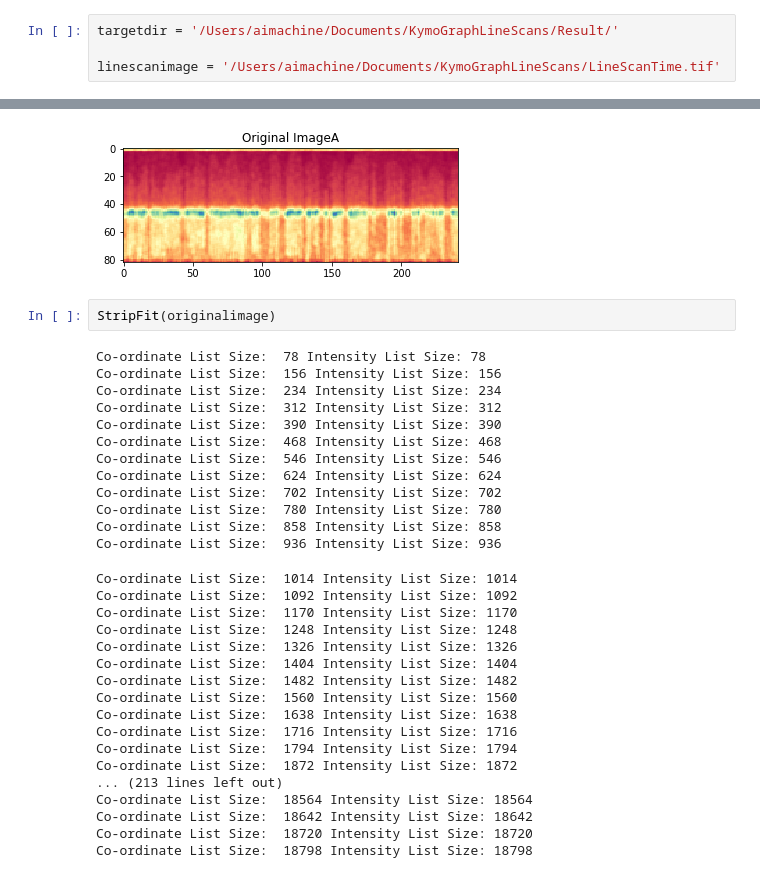
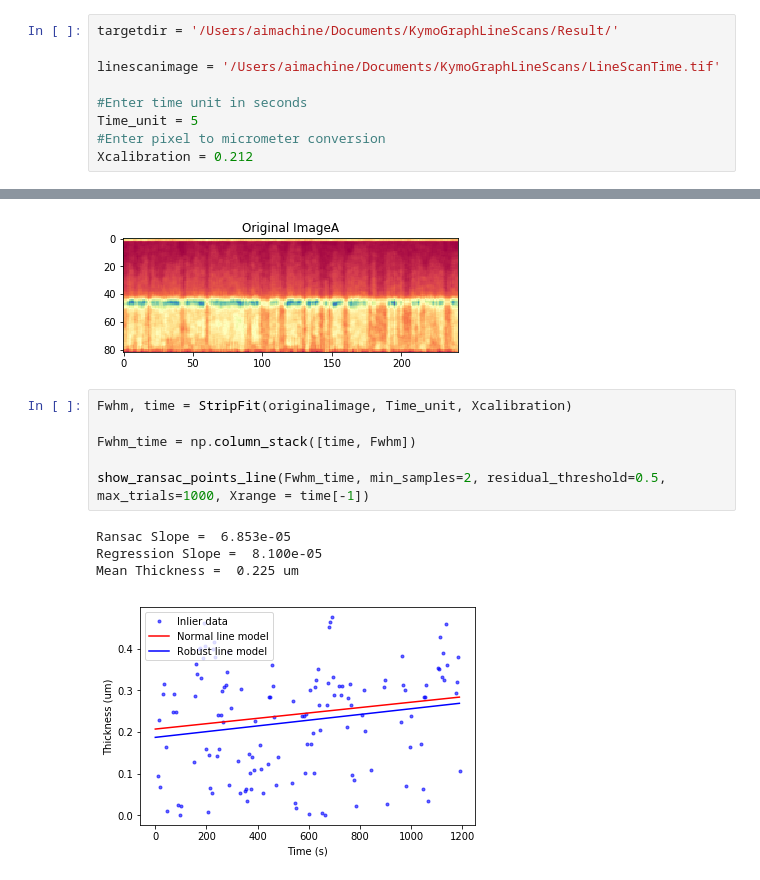
Before and after one commit to oozguc/PyImage, a Jupyter notebook: ObjectClassInstance/CortexThicknessMeasurment.ipynb, the cells around one changed output, grey strips where cells are left out. Cells and saved outputs as stored; diff of their text form.

Commit message:
Cortical thickness with gauss fits and ransac outlier removal

```diff
--- a/ObjectClassInstance/CortexThicknessMeasurment.ipynb
+++ b/ObjectClassInstance/CortexThicknessMeasurment.ipynb
@@ -13,40 +14,24 @@ from GaussFit import StripFit, Linescan
 targetdir = '/Users/aimachine/Documents/KymoGraphLineScans/Result/'
 
 linescanimage = '/Users/aimachine/Documents/KymoGraphLineScans/LineScanTime.tif'
+
+#Enter time unit in seconds
+Time_unit = 5
+#Enter pixel to micrometer conversion
+Xcalibration = 0.212
 # %%
 originalimage = imread(linescanimage)
 singleplot(originalimage, 'Original ImageA')
 # %% [output]
 [figure]
-# %%
-StripFit(originalimage)
-# %% [output]
-Co-ordinate List Size:  78 Intensity List Size: 78
-Co-ordinate List Size:  156 Intensity List Size: 156
-Co-ordinate List Size:  234 Intensity List Size: 234
-Co-ordinate List Size:  312 Intensity List Size: 312
-Co-ordinate List Size:  390 Intensity List Size: 390
-Co-ordinate List Size:  468 Intensity List Size: 468
-Co-ordinate List Size:  546 Intensity List Size: 546
-Co-ordinate List Size:  624 Intensity List Size: 624
-Co-ordinate List Size:  702 Intensity List Size: 702
-Co-ordinate List Size:  780 Intensity List Size: 780
-Co-ordinate List Size:  858 Intensity List Size: 858
-Co-ordinate List Size:  936 Intensity List Size: 936
-Co-ordinate List Size:  1014 Intensity List Size: 1014
-Co-ordinate List Size:  1092 Intensity List Size: 1092
-Co-ordinate List Size:  1170 Intensity List Size: 1170
-Co-ordinate List Size:  1248 Intensity List Size: 1248
-Co-ordinate List Size:  1326 Intensity List Size: 1326
-Co-ordinate List Size:  1404 Intensity List Size: 1404
-Co-ordinate List Size:  1482 Intensity List Size: 1482
-Co-ordinate List Size:  1560 Intensity List Size: 1560
-Co-ordinate List Size:  1638 Intensity List Size: 1638
-Co-ordinate List Size:  1716 Intensity List Size: 1716
-Co-ordinate List Size:  1794 Intensity List Size: 1794
-Co-ordinate List Size:  1872 Intensity List Size: 1872
-... (213 lines left out)
-Co-ordinate List Size:  18564 Intensity List Size: 18564
-Co-ordinate List Size:  18642 Intensity List Size: 18642
-Co-ordinate List Size:  18720 Intensity List Size: 18720
-Co-ordinate List Size:  18798 Intensity List Size: 18798
+# %%
+Fwhm, time = StripFit(originalimage, Time_unit, Xcalibration)
+
+Fwhm_time = np.column_stack([time, Fwhm])
+
+show_ransac_points_line(Fwhm_time, min_samples=2, residual_threshold=0.5, max_trials=1000, Xrange = time[-1])
+# %% [output]
+Ransac Slope =  6.853e-05
+Regression Slope =  8.100e-05
+Mean Thickness =  0.225 um
+[figure, added]
```
Also changed, not shown: parts of 1 cell of this notebook, 2 other files.
